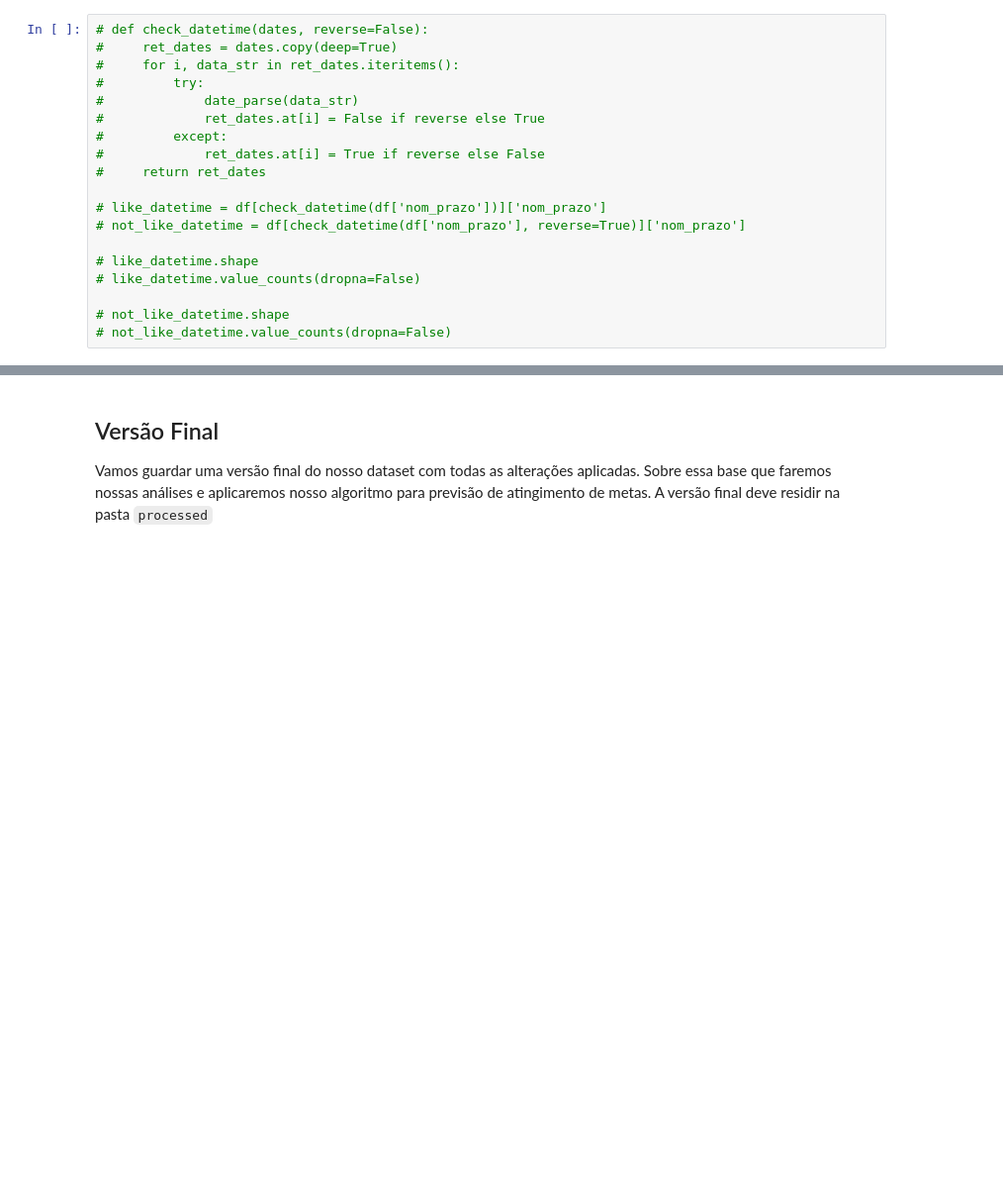
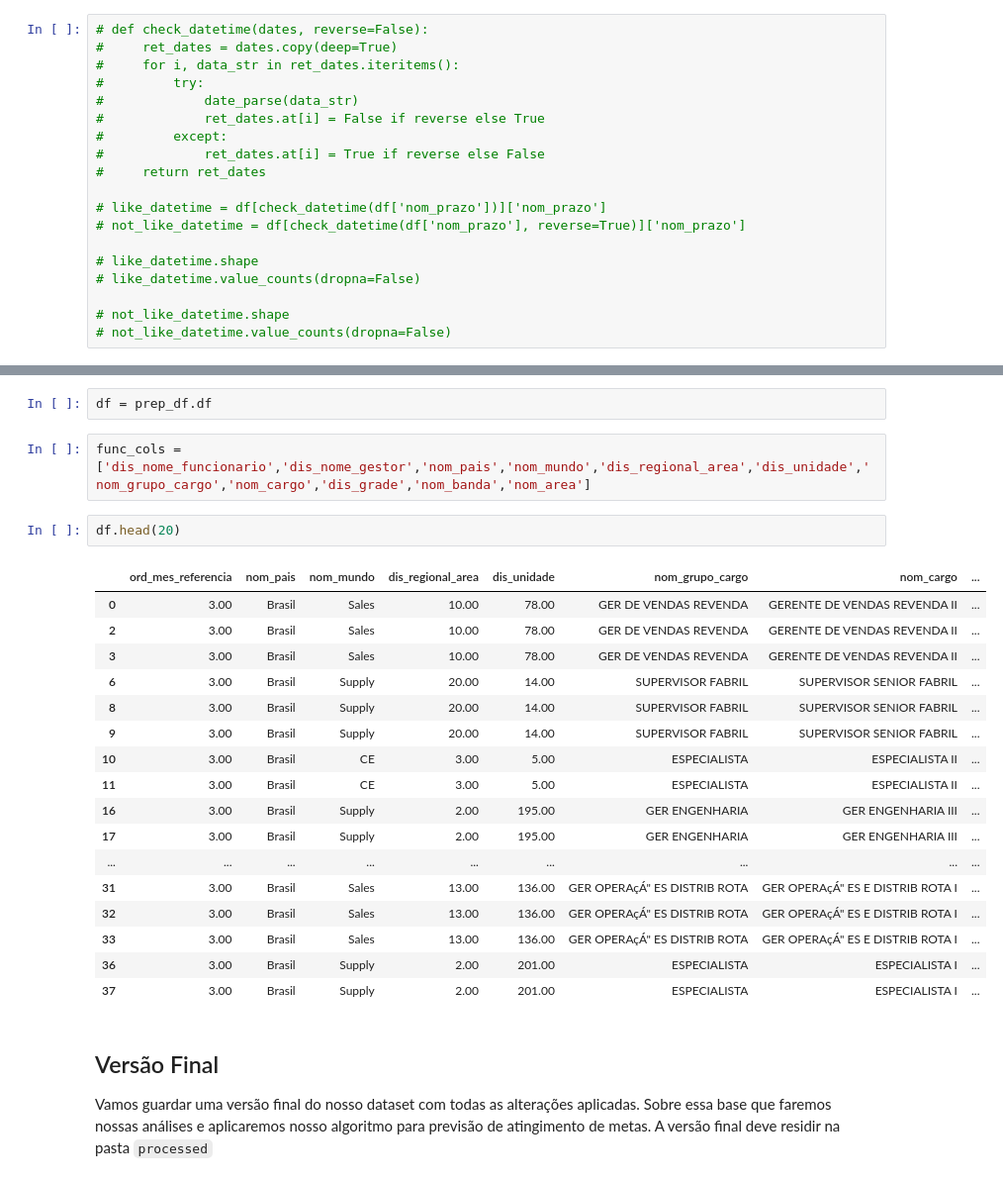
Before and after one commit to adrianogfreitas/ambev-data-challenge, a Jupyter notebook: notebooks/01-agf-data-wrangling.ipynb, the cells around one changed output, grey strips where cells are left out. Shown at 99% size. Drawn from its saved outputs; the diff is of its cells as text; blank space fills up the shorter version.

```diff
--- a/notebooks/01-agf-data-wrangling.ipynb
+++ b/notebooks/01-agf-data-wrangling.ipynb
@@ -837,3 +961,27 @@ Mais de 160000 observações tem o valor 43100.0 na coluna `dte_prazo`. Vamos vo
+# %%
+df = prep_df.df
+# %%
+func_cols = ['dis_nome_funcionario','dis_nome_gestor','nom_pais','nom_mundo','dis_regional_area','dis_unidade','nom_grupo_cargo','nom_cargo','dis_grade','nom_banda','nom_area']
+# %%
+df.head(20)
+# %% [output]
+|  | ord_mes_referencia | nom_pais | nom_mundo | dis_regional_area | dis_unidade | nom_grupo_cargo | nom_cargo | ... |
+| 0 | 3.00 | Brasil | Sales | 10.00 | 78.00 | GER DE VENDAS REVENDA | GERENTE DE VENDAS REVENDA II | ... |
+| 2 | 3.00 | Brasil | Sales | 10.00 | 78.00 | GER DE VENDAS REVENDA | GERENTE DE VENDAS REVENDA II | ... |
+| 3 | 3.00 | Brasil | Sales | 10.00 | 78.00 | GER DE VENDAS REVENDA | GERENTE DE VENDAS REVENDA II | ... |
+| 6 | 3.00 | Brasil | Supply | 20.00 | 14.00 | SUPERVISOR FABRIL | SUPERVISOR SENIOR FABRIL | ... |
+| 8 | 3.00 | Brasil | Supply | 20.00 | 14.00 | SUPERVISOR FABRIL | SUPERVISOR SENIOR FABRIL | ... |
+| 9 | 3.00 | Brasil | Supply | 20.00 | 14.00 | SUPERVISOR FABRIL | SUPERVISOR SENIOR FABRIL | ... |
+| 10 | 3.00 | Brasil | CE | 3.00 | 5.00 | ESPECIALISTA | ESPECIALISTA II | ... |
+| 11 | 3.00 | Brasil | CE | 3.00 | 5.00 | ESPECIALISTA | ESPECIALISTA II | ... |
+| 16 | 3.00 | Brasil | Supply | 2.00 | 195.00 | GER ENGENHARIA | GER ENGENHARIA III | ... |
+| 17 | 3.00 | Brasil | Supply | 2.00 | 195.00 | GER ENGENHARIA | GER ENGENHARIA III | ... |
+| ... | ... | ... | ... | ... | ... | ... | ... | ... |
+| 31 | 3.00 | Brasil | Sales | 13.00 | 136.00 | GER OPERAçÁ" ES DISTRIB ROTA | GER OPERAçÁ" ES E DISTRIB ROTA I | ... |
+| 32 | 3.00 | Brasil | Sales | 13.00 | 136.00 | GER OPERAçÁ" ES DISTRIB ROTA | GER OPERAçÁ" ES E DISTRIB ROTA I | ... |
+| 33 | 3.00 | Brasil | Sales | 13.00 | 136.00 | GER OPERAçÁ" ES DISTRIB ROTA | GER OPERAçÁ" ES E DISTRIB ROTA I | ... |
+| 36 | 3.00 | Brasil | Supply | 2.00 | 201.00 | ESPECIALISTA | ESPECIALISTA I | ... |
+| 37 | 3.00 | Brasil | Supply | 2.00 | 201.00 | ESPECIALISTA | ESPECIALISTA I | ... |
 # %% [markdown]
 ## Versão Final
 
```
Also changed, not shown: parts of 10 cells of this notebook.
